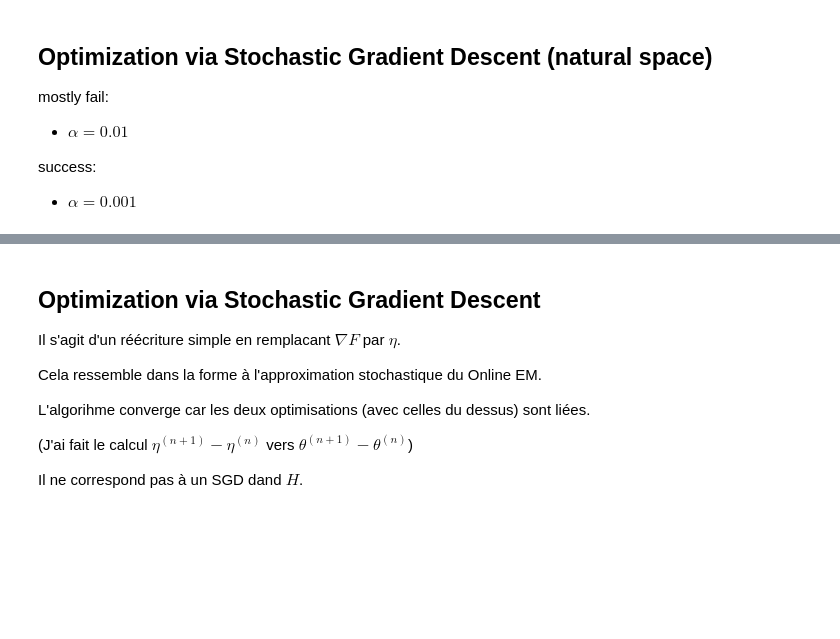
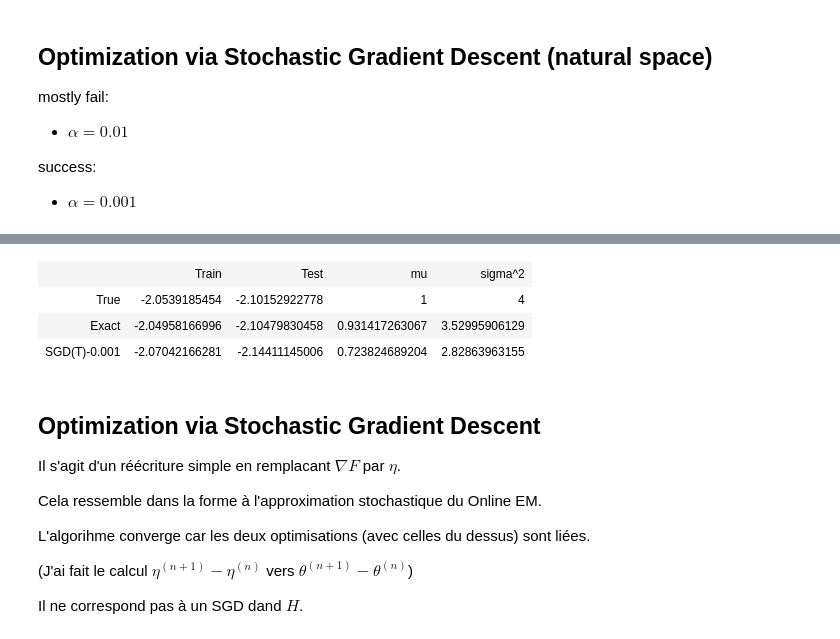
Before and after one commit to christophesaintjean/christophesaintjean.github.io, a Jupyter notebook: Python/Optimization with univariate gaussian.ipynb, the cells around one changed output, grey strips where cells are left out. Saved outputs shown, nothing was run; the diff lists cells and outputs as text; code cells hidden in the pictures; blank space fills up the shorter version.

```diff
--- a/Python/Optimization with univariate gaussian.ipynb
+++ b/Python/Optimization with univariate gaussian.ipynb
@@ -85,7 +94,7 @@ def ll_eta(x, eta1, eta2):
 
 def ave_ll(mu, sigma2, chi):
     N = len(chi)
-    return (1 / N) * sum(ll(x, mu, sigma2) for x in chi)
+    return (1. / N) * sum(ll(x, mu, sigma2) for x in chi)
 
 def C_N(mu, sigma2, chi):
     return -ave_ll(mu, sigma2, chi)
@@ -242,3 +335,11 @@ average ll on test set :  -2.10152922778  vs  nan
+# %%
+#disp_results([this_result])
+disp_results(results)
+# %% [output]
+|  | Train | Test | mu | sigma^2 |
+| True | -2.0539185454 | -2.10152922778 | 1 | 4 |
+| Exact | -2.04958166996 | -2.10479830458 | 0.931417263067 | 3.52995906129 |
+| SGD(T)-0.001 | -2.07042166281 | -2.14411145006 | 0.723824689204 | 2.82863963155 |
 # %% [markdown]
 ## Optimization via Stochastic Gradient Descent
 
```
Also changed, not shown: parts of 32 cells of this notebook.
